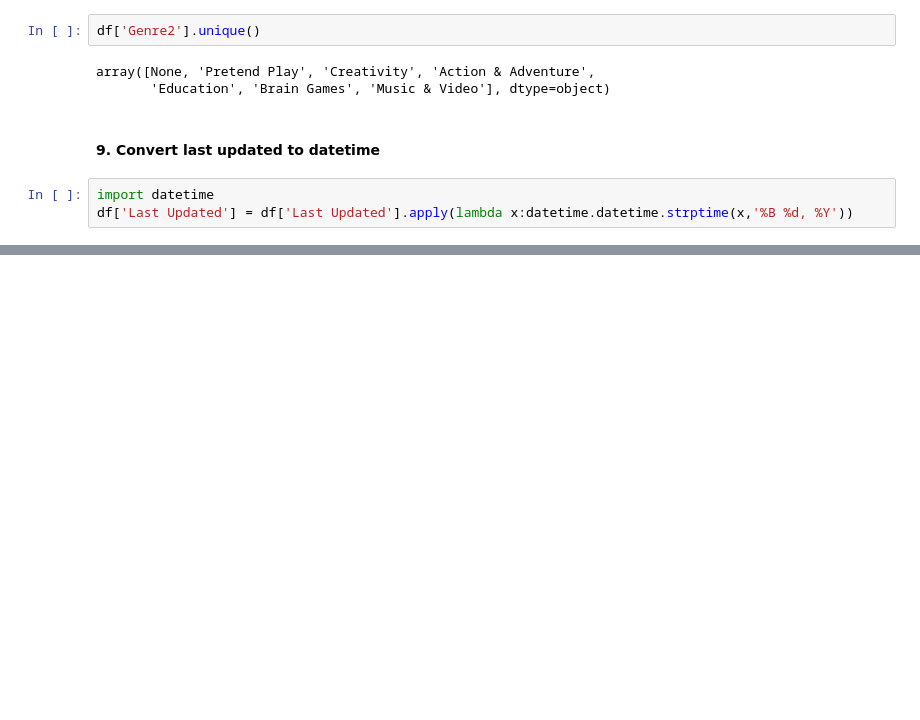
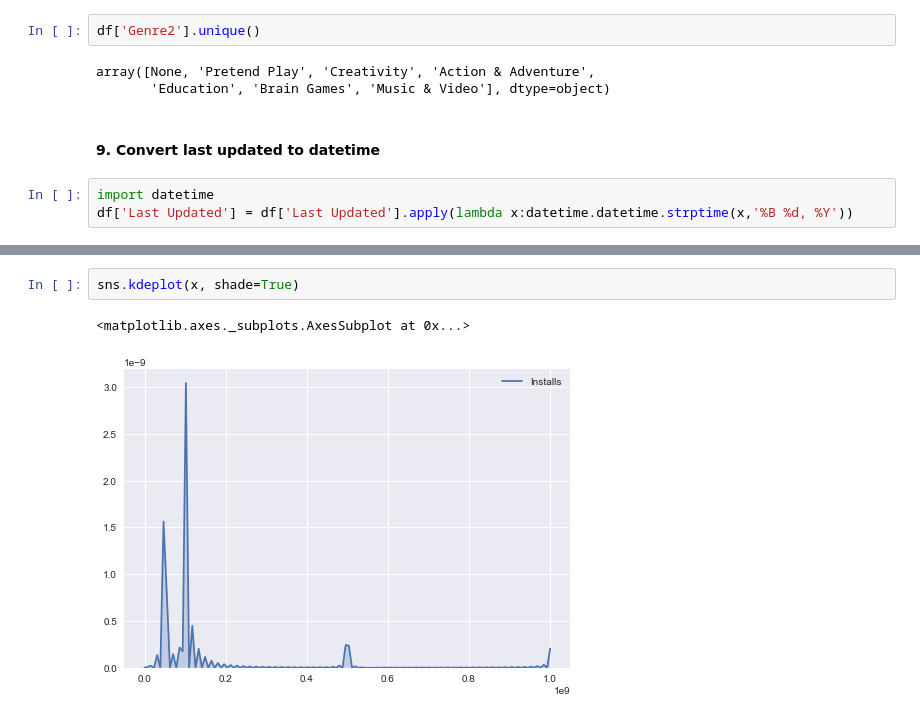
Before and after one commit to sherylwithans/potential-waddle, a Jupyter notebook: app_data_cleaning.ipynb, the cells around one changed output, grey strips where cells are left out. Cells and saved outputs as stored; diff of their text form; blank space fills up the shorter version.

```diff
--- a/app_data_cleaning.ipynb
+++ b/app_data_cleaning.ipynb
@@ -349,0 +389,5 @@ df.head()
+# %%
+sns.kdeplot(x, shade=True)
+# %% [output]
+<matplotlib.axes._subplots.AxesSubplot at 0x...>
+[figure, added]
```
Also changed, not shown: parts of 22 cells of this notebook.
